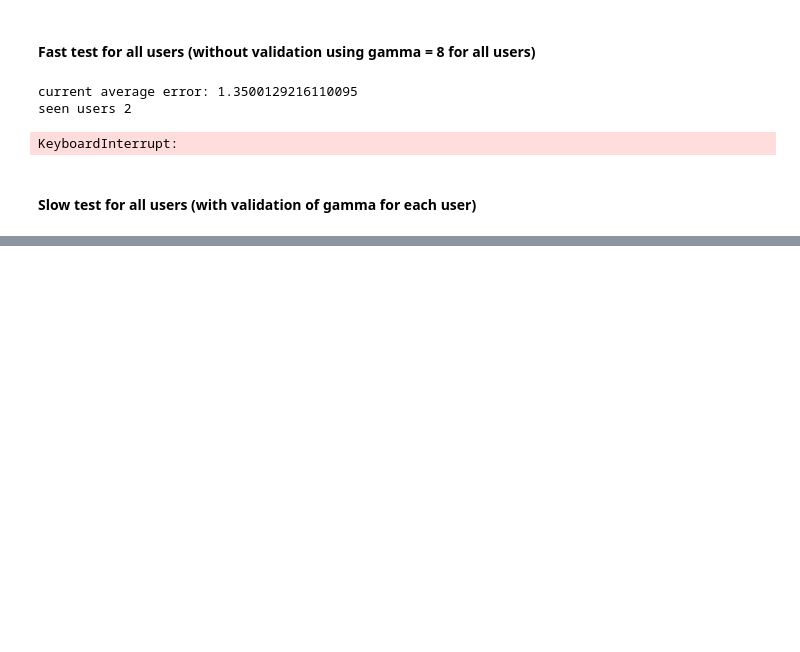
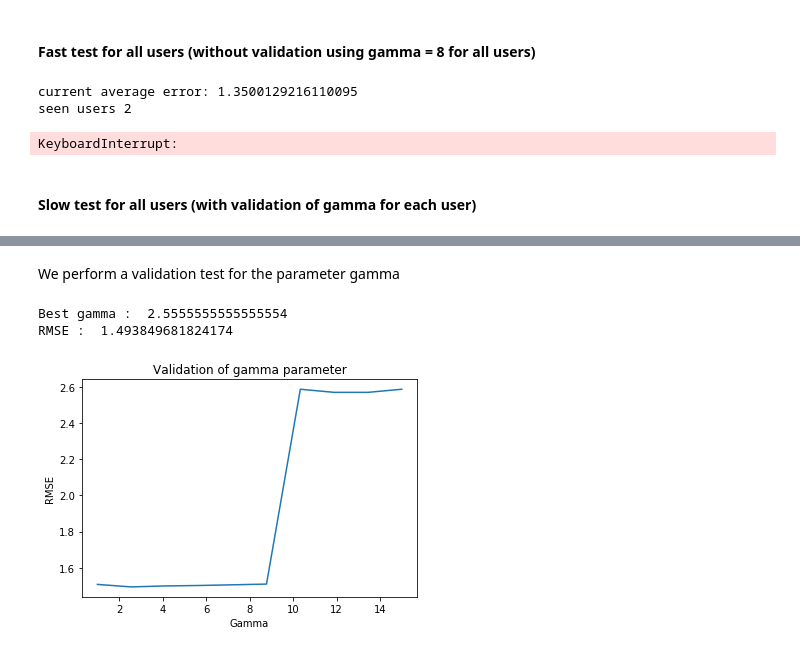
Before and after one commit to Lambo97/MovieRecommendation, a Jupyter notebook: src/tv_regularization2.ipynb, the cells around one changed output, grey strips where cells are left out. Drawn from its saved outputs; the diff is of its cells as text; code cells hidden in the pictures; blank space fills up the shorter version.

```diff
--- a/src/tv_regularization2.ipynb
+++ b/src/tv_regularization2.ipynb
@@ -567,0 +631,53 @@ In this section @Lukas you can do the same analysis but using the movie feature
+# %%
+# Create the mask
+rs = np.random.RandomState(41)
+mask = rs.rand(G.N)
+mask = (mask < 0.7).astype(float)
+inverse_mask = mask * -1 + 1
+noisy = signal * mask
+
+# Add the mean of ratings for each movie
+noisy = noisy + mean_signal * inverse_mask
+
+test_true = signal * inverse_mask
+test_true = test_true[test_true != 0]
+# %% [markdown]
+We perform a validation test for the parameter gamma
+# %%
+# Reconstruct the signal
+errors = []
+best_error = np.inf
+best_gamma = 0
+gamma_range = np.linspace(0,15,10)
+for gamma in gamma_range:
+    reconstructed = np.clip(tv_reg(G, noisy, mask, gamma=gamma), 1, 5)
+
+    test_reconstructed = reconstructed * inverse_mask
+    test_reconstructed = test_reconstructed[test_reconstructed != 0]
+    error = np.sqrt(mean_squared_error(test_true, test_reconstructed))
+    clear_output(wait = True)
+    print(f'gamma: {gamma}, error {error}')
+    if error < best_error:
+        best_error = error
+        best_gamma = gamma
+    errors.append(error)
+
+# we compute the mean squared error only between the ratings we didn't know
+clear_output(wait = True)
+print("Best gamma : ", best_gamma)
+print("RMSE : ", best_error)
+
+# We reconstruct the signal using the best gamma
+reconstructed = np.clip(tv_reg(G, noisy, mask, gamma=13), 1, 5)
+
+# Plot validation
+plt.figure()
+plt.plot(gamma_range, errors)
+plt.title("Validation of gamma parameter")
+plt.xlabel("Gamma")
+plt.ylabel("RMSE")
+plt.show()
+# %% [output]
+Best gamma :  2.5555555555555554
+RMSE :  1.493849681824174
+[figure, added]
```
Also changed, not shown: parts of 18 cells of this notebook.
